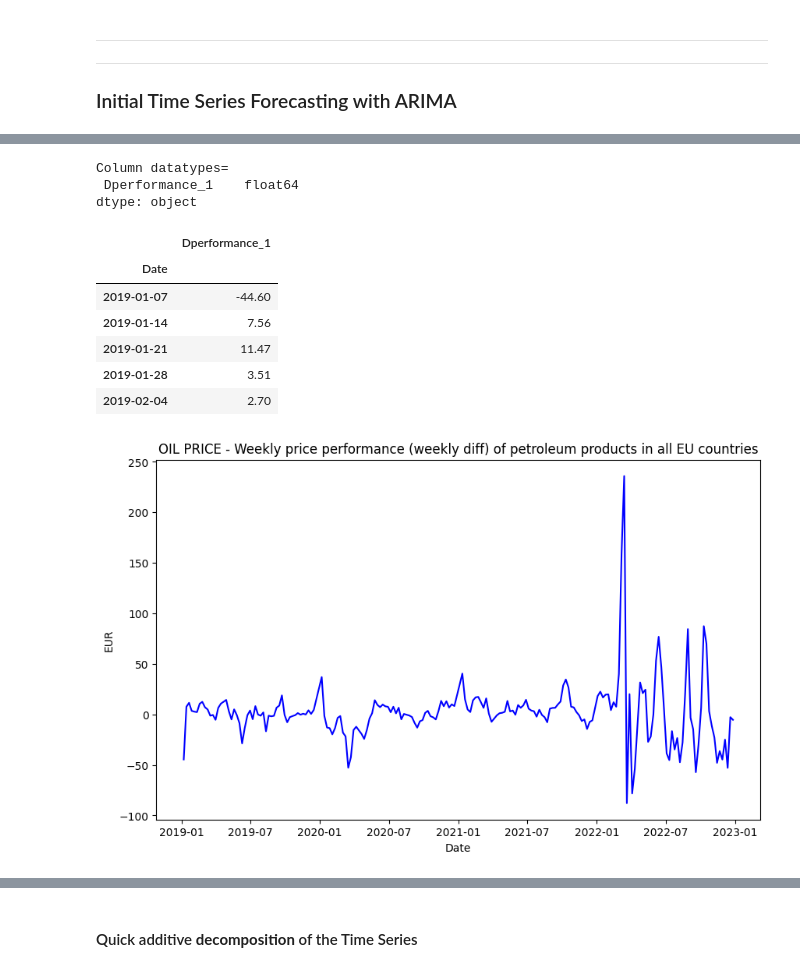
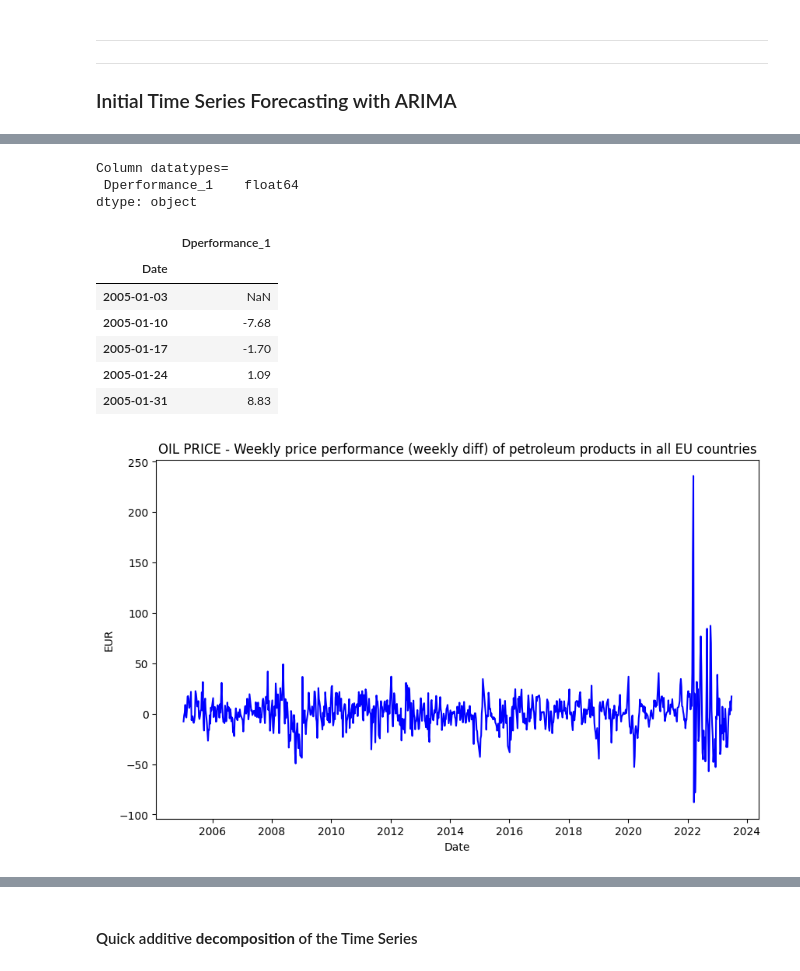
Before and after one commit to sawubona-repo/PRIVAT, a Jupyter notebook: Oil-Price-Timeseries/Python_OIL_PRICE_TIMESERIES_v1.ipynb, the cells around one changed output, grey strips where cells are left out. Cells and saved outputs as stored; diff of their text form; code cells hidden in the pictures.

```diff
--- a/Oil-Price-Timeseries/Python_OIL_PRICE_TIMESERIES_v1.ipynb
+++ b/Oil-Price-Timeseries/Python_OIL_PRICE_TIMESERIES_v1.ipynb
@@ -262,0 +257,5 @@ dataX.head()
+# %%
+data['Dperformance_1']=data['Diesel']-data['Dlag_1']
+
+dataX = data[['Date', 'Dlag_1', 'Diesel','Dperformance_1']]
+dataX.head()
@@ -302,21 +318,23 @@ Dperformance_1           float64
 dtype: object
 # %%
-dff = df[['Date','Dperformance_1']]
+dataX = data[['Date','Dperformance_1']]
+dff = dataX
+
 dff = dff.set_index(dff.Date)
 dff.drop('Date', axis = 1, inplace = True)
 print('Column datatypes= \n',dff.dtypes)
 dff.head()
 # %% [output]
 Column datatypes=
  Dperformance_1    float64
 dtype: object
 |  | Dperformance_1 |
 | Date |  |
-| 2019-01-07 | -44.60 |
-| 2019-01-14 | 7.56 |
-| 2019-01-21 | 11.47 |
-| 2019-01-28 | 3.51 |
-| 2019-02-04 | 2.70 |
+| 2005-01-03 | NaN |
+| 2005-01-10 | -7.68 |
+| 2005-01-17 | -1.70 |
+| 2005-01-24 | 1.09 |
+| 2005-01-31 | 8.83 |
 # %%
 #Plot original OIL Price Timeseries
 
@@ -329,5 +347,5 @@ plt.ylabel('EUR')
 
 plt.show()
 # %% [output]
-[figure, old version]
+[figure, new version]
 # %%
```
Also changed, not shown: parts of 21 cells of this notebook.
